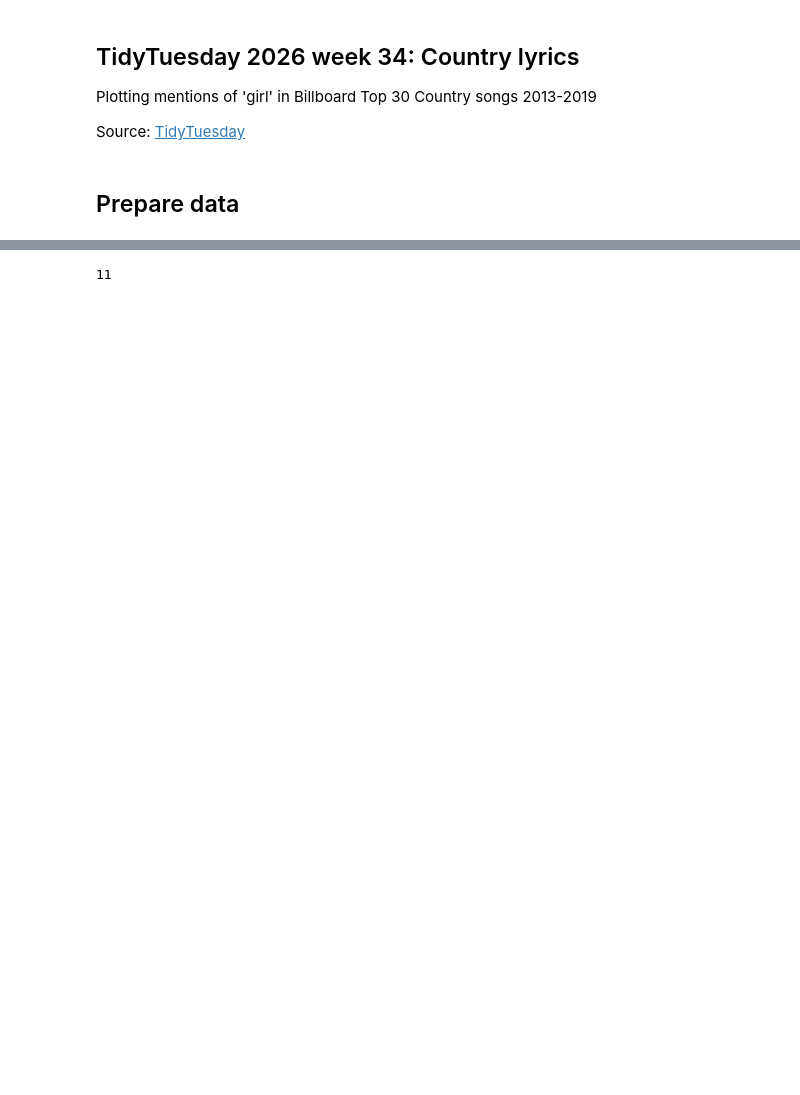
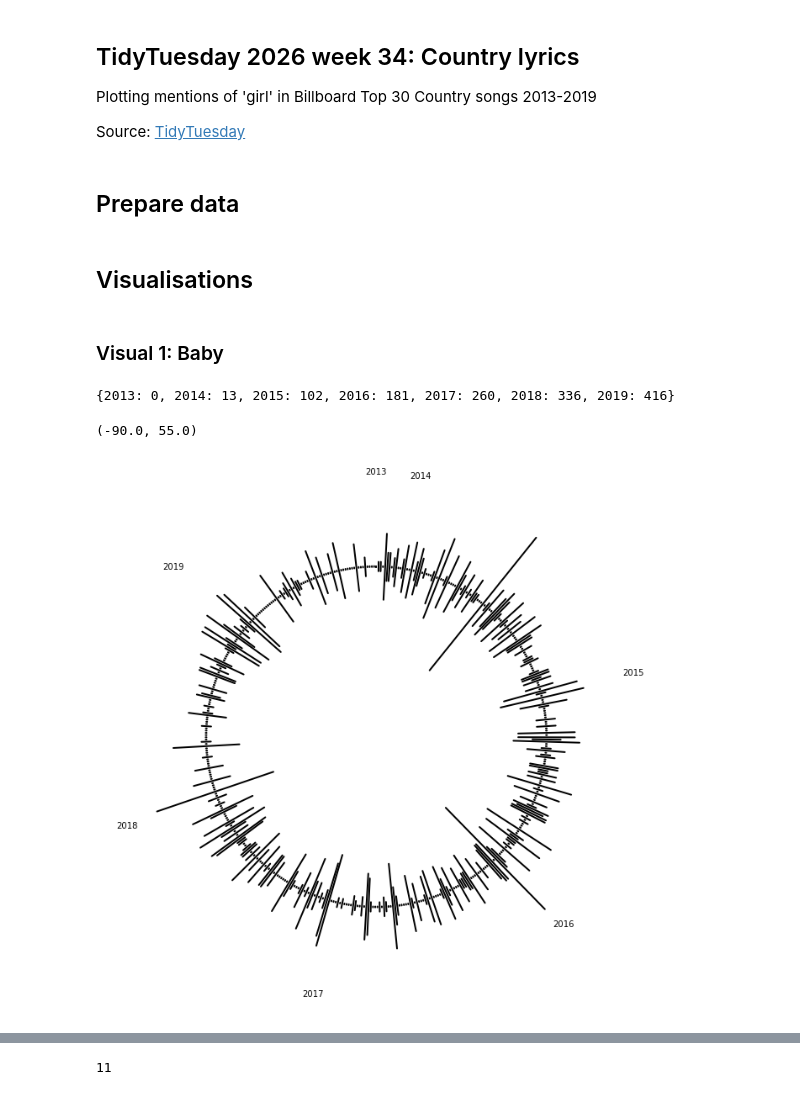
Before and after one commit to Lisa-Ho/small-data-projects, a Jupyter notebook: 2026/2609-country-songs/country-songs.ipynb, the cells around one changed output, grey strips where cells are left out. Cells and saved outputs as stored; diff of their text form; code cells hidden in the pictures; blank space fills up the shorter version.

Commit message:
created sketch for second visualisation

```diff
--- a/2026/2609-country-songs/country-songs.ipynb
+++ b/2026/2609-country-songs/country-songs.ipynb
@@ -22,6 +24,9 @@ from matplotlib import font_manager
 # %%
 #load data
 df = pd.read_csv("country_lyrics.csv")
+
+#rename columns
+df = df.rename(columns={"entered_top_30_in": "year_entered"})
 
 # make a list of words from the raw lyrics
 def words_from_lyrics(text):
@@ -62,3 +67,58 @@ for row_idx, row in df.iterrows():
 pos_df = pd.DataFrame(pos)
 pos_df_pivot = pos_df.pivot(index="ID", columns="word", values="positions").reset_index()
 df = pd.merge(df, pos_df_pivot, left_on="ID", right_on="ID", how="left", suffixes=("", "_pos") )
+# %% [markdown]
+## Visualisations
+# %% [markdown]
+### Visual 1: Baby
+# %%
+#data
+data = df[["song", "year_entered" , "count_baby"]].copy()
+data["count"] = data.loc[:, "count_baby"] * 5
+
+#fill zero counts
+data["count"] = data["count"].replace(0,0.5)
+
+#calculate below / above 0 range values
+data["low"] = data["count"] / 2 * -1
+data["high"] = data["count"] / 2
+
+#get x pos for year annotations
+years_pos = data.reset_index().groupby("year_entered")["index"].min().to_dict()
+# %% [output]
+{2013: 0, 2014: 13, 2015: 102, 2016: 181, 2017: 260, 2018: 336, 2019: 416}
+# %%
+## Visualisation
+
+# Create figure
+fig, ax = plt.subplots(subplot_kw={'projection': 'polar'}, figsize=(12,12))
+fig.set_facecolor("white")
+ax.set_theta_zero_location('N')
+ax.set_theta_direction(-1)
+ax.axis('off')
+
+#plot data
+n = len(data)
+for i in range(len(data)):
+    theta_i = (i / (n - 1)) * 2 * np.pi
+    ax.plot([theta_i, theta_i], [data["low"][i], data["high"][i]],
+            solid_capstyle='round', color="black", linewidth=2)
+ax.set_ylim(ymin=-90)
+
+#add annotations
+label_r = data["high"].max() + 5
+for year, i in years_pos.items():
+    theta_label = (i / (n - 1)) * 2 * np.pi
+    ax.text(
+        theta_label,
+        label_r,
+        str(year),
+        ha="center",
+        va="center",
+        fontsize=10
+    )
+
+ax.set_ylim(ymin=-90, ymax=label_r + 5)
+# %% [output]
+(-90.0, 55.0)
+[figure, added]
```
Also changed, not shown: parts of 5 cells of this notebook.
